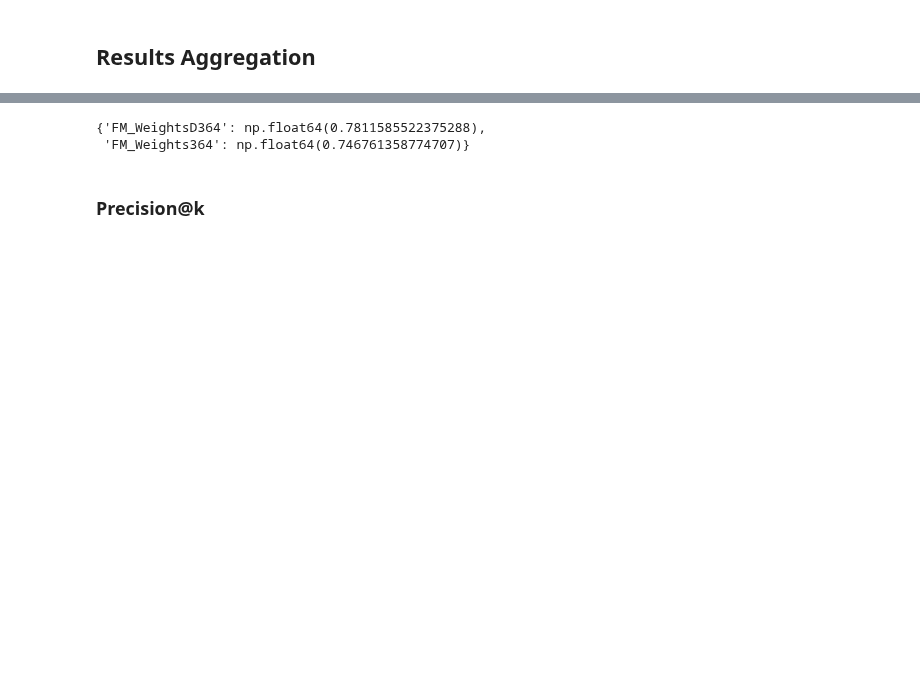
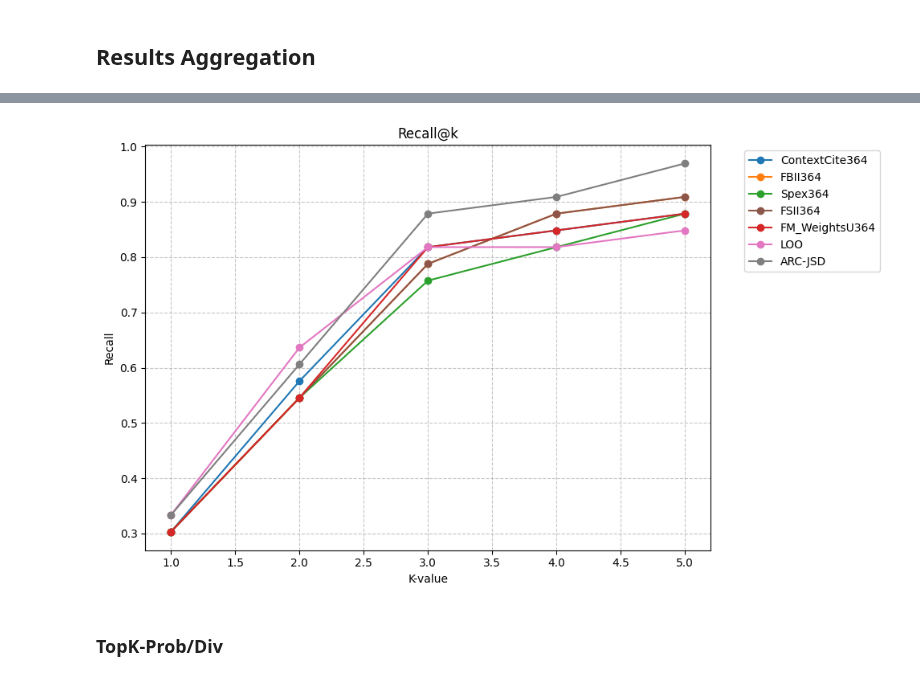
Before and after one commit to iNema9590/LLMX, a Jupyter notebook: Notebooks/2wiki.ipynb, the cells around one changed output, grey strips where cells are left out. Saved outputs shown, nothing was run; the diff lists cells and outputs as text; code cells hidden in the pictures; blank space fills up the shorter version.

Commit message:
2wiki Notebook updated for results analysis

```diff
--- a/Notebooks/2wiki.ipynb
+++ b/Notebooks/2wiki.ipynb
@@ -65,2 +152,0 @@ df_res.rename({'query': 'question'}, axis = 1, inplace = True)
-# %%
-df_res = pd.merge(df_res, df_init[['answer', 'supporting_sentences', 'question']], on = 'question')
@@ -189 +259,3 @@ list
+# %%
+df_res =pd.read_csv('../Experiment_data/2wiki/processed_doc_duplicate_results.csv')
 # %%
@@ -236,0 +328,16 @@ avg_lds
+# %%
+k_values= [1,2,3,4,5]
+recall_at_k_score_all = {}
+for k_val in k_values:
+    recall_at_k_score = {k:[] for k in eval(df_sample['method_scores'][0].replace('array', ''))[0].keys()}
+    for i in df_sample.index:
+        for method in list(recall_at_k_score.keys()):
+            provided_scoring = eval(df_sample.method_scores.loc[i].replace('array', ''))[0][method]
+            # ground_truth_index= df_sample.loc[i].supporting_sentences_index
+            ground_truth_index = df_sample.supporting_documents_index.loc[i]
+            recall_at_k_score[method].append(recall_at_k(ground_truth_index, provided_scoring, k_val=k_val))
+
+    recall_at_k_score = {k:round(np.mean(v),4) for k,v in recall_at_k_score.items()}
+    print(recall_at_k_score)
+    recall_at_k_score_all[k_val] = recall_at_k_score
+recall_res = pd.DataFrame.from_dict(recall_at_k_score_all, orient = 'index')
@@ -237,14 +350,46 @@ avg_lds
+# %%
+df = recall_res.copy()
+plt.figure(figsize=(10,6))
+
+colors = {
+    'ContextCite364': '#1f77b4',
+    'FBII364': '#ff7f0e',
+    'Spex364': '#2ca02c',
+    'FSII364':   '#8c564b',
+    'FM_WeightsKS364': '#9467bd',
+    'FM_WeightsU364': '#d62728',
+    'LOO': '#e377c2',
+    'ARC-JSD': '#7f7f7f'
+}
+
+for col in df.columns:
+    if col != 'FM_WeightsKS364':
+        plt.plot(df.index, df[col], label = col, color = colors[col], marker='o')
+
+plt.xlabel('K-value')
+plt.ylabel('Recall')
+plt.title('Recall@k')
+plt.legend(bbox_to_anchor=(1.05,1), loc='upper left')
+plt.grid(True, linestyle='--', alpha = 0.7)
+
+plt.tight_layout()
+plt.show()
+# %% [output]
+[figure, added]
+# %% [markdown]
+### TopK-Prob/Div
 # %%
-metric = 'lds_compar'
-avg_lds_compar = {k:[] for k in [list(m.keys())[0] for m in eval(df_sample[metric].loc[0])[0][0]]}
+metric = 'topk_probability'
+topk_drop = {method :{k:[] for k in method_data.keys()} for method, method_data in eval(df_sample.topk_probability.loc[0])[0].items()}
+methods = eval(df_sample.topk_probability.loc[0])[0].keys()
+k_values = [1,2,3,4,5]
 for i in df_sample.index:
-    for elem in eval(df_sample.loc[i][metric])[0][0]:
-        avg_lds_compar[list(elem.keys())[0]].append(list(elem.values())[0])
+    for method in methods :
+        for k in k_values:
+            results = eval(df_sample[metric].loc[i])
+            while len(results) == 1:
+                results = results[0]
+            topk_drop[method][k].append(results[method][k])
 
-avg_lds_compar = {k:np.mean(v) for k,v in avg_lds_compar.items()}
-avg_lds_compar
+topk_drop = {method: {k:round(np.mean(v), 4) for k,v in method_data.items()} for method,method_data in topk_drop.items()}
+df_res = pd.DataFrame.from_dict(topk_drop, orient = 'index').T
-# %% [output]
-{'FM_WeightsD364': np.float64(0.7811585522375288),
- 'FM_Weights364': np.float64(0.746761358774707)}
-# %% [markdown]
-### Precision@k
```
Also changed, not shown: parts of 56 cells of this notebook.
